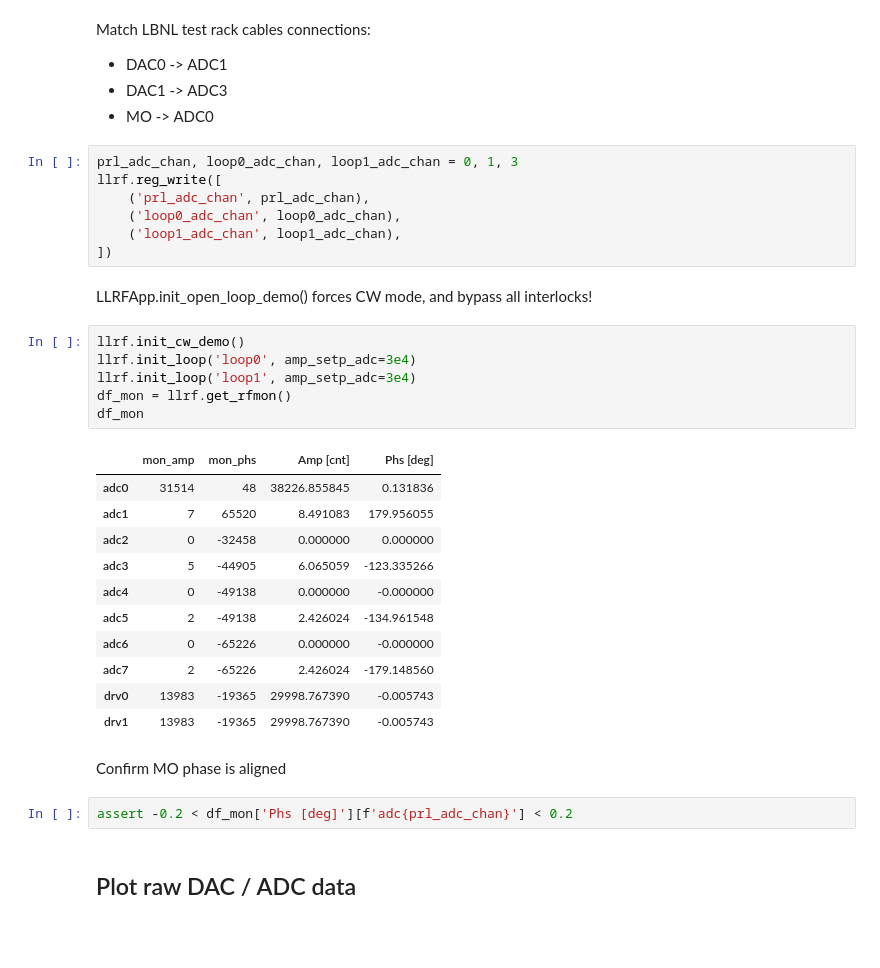
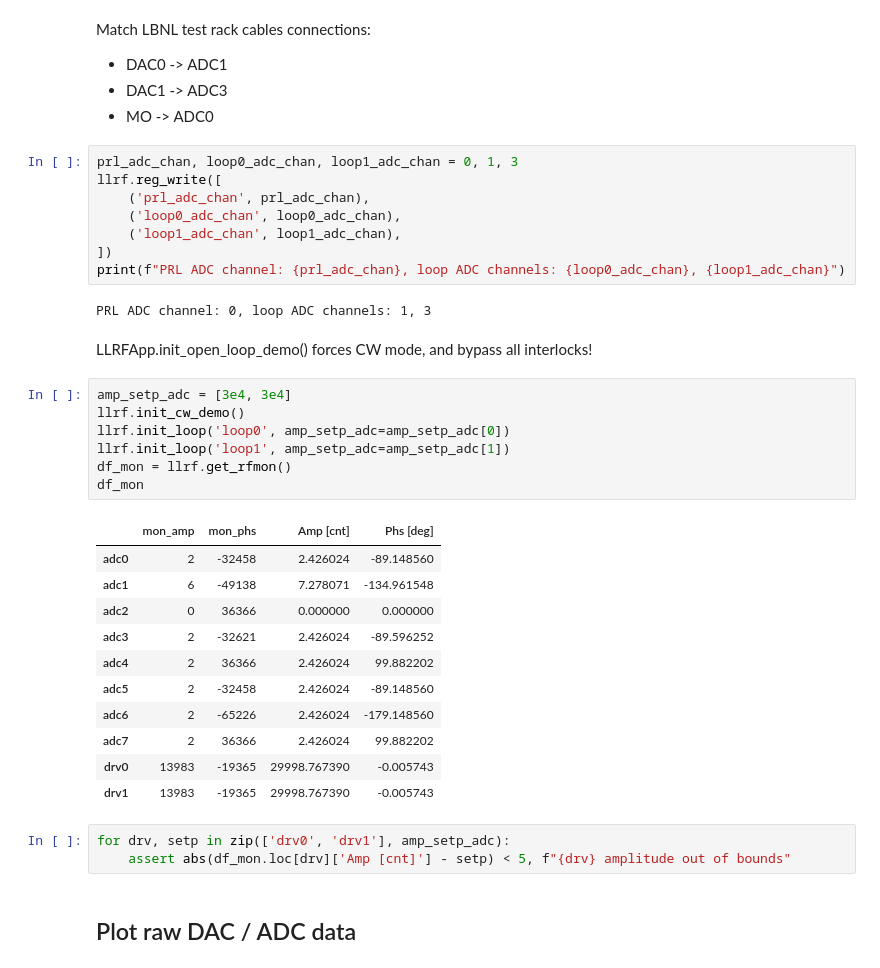
Before and after one commit to BerkeleyLab/uspas_llrf, a Jupyter notebook: doc/demos/test_awa.ipynb, the cells around one changed output. Drawn from its saved outputs; the diff is of its cells as text; blank space fills up the shorter version.

```diff
--- a/doc/demos/test_awa.ipynb
+++ b/doc/demos/test_awa.ipynb
@@ -94,30 +103,33 @@ llrf.reg_write([
     ('loop0_adc_chan', loop0_adc_chan),
     ('loop1_adc_chan', loop1_adc_chan),
 ])
+print(f"PRL ADC channel: {prl_adc_chan}, loop ADC channels: {loop0_adc_chan}, {loop1_adc_chan}")
+# %% [output]
+PRL ADC channel: 0, loop ADC channels: 1, 3
 # %% [markdown]
 LLRFApp.init_open_loop_demo() forces CW mode, and bypass all interlocks!
 # %%
+amp_setp_adc = [3e4, 3e4]
 llrf.init_cw_demo()
-llrf.init_loop('loop0', amp_setp_adc=3e4)
-llrf.init_loop('loop1', amp_setp_adc=3e4)
+llrf.init_loop('loop0', amp_setp_adc=amp_setp_adc[0])
+llrf.init_loop('loop1', amp_setp_adc=amp_setp_adc[1])
 df_mon = llrf.get_rfmon()
 df_mon
 # %% [output]
 |  | mon_amp | mon_phs | Amp [cnt] | Phs [deg] |
-| adc0 | 31514 | 48 | 38226.855845 | 0.131836 |
-| adc1 | 7 | 65520 | 8.491083 | 179.956055 |
-| adc2 | 0 | -32458 | 0.000000 | 0.000000 |
-| adc3 | 5 | -44905 | 6.065059 | -123.335266 |
-| adc4 | 0 | -49138 | 0.000000 | -0.000000 |
-| adc5 | 2 | -49138 | 2.426024 | -134.961548 |
-| adc6 | 0 | -65226 | 0.000000 | -0.000000 |
-| adc7 | 2 | -65226 | 2.426024 | -179.148560 |
+| adc0 | 2 | -32458 | 2.426024 | -89.148560 |
+| adc1 | 6 | -49138 | 7.278071 | -134.961548 |
+| adc2 | 0 | 36366 | 0.000000 | 0.000000 |
+| adc3 | 2 | -32621 | 2.426024 | -89.596252 |
+| adc4 | 2 | 36366 | 2.426024 | 99.882202 |
+| adc5 | 2 | -32458 | 2.426024 | -89.148560 |
+| adc6 | 2 | -65226 | 2.426024 | -179.148560 |
+| adc7 | 2 | 36366 | 2.426024 | 99.882202 |
 | drv0 | 13983 | -19365 | 29998.767390 | -0.005743 |
 | drv1 | 13983 | -19365 | 29998.767390 | -0.005743 |
-# %% [markdown]
-Confirm MO phase is aligned
-# %%
-assert -0.2 < df_mon['Phs [deg]'][f'adc{prl_adc_chan}'] < 0.2
+# %%
+for drv, setp in zip(['drv0', 'drv1'], amp_setp_adc):
+    assert abs(df_mon.loc[drv]['Amp [cnt]'] - setp) < 5, f"{drv} amplitude out of bounds"
 # %% [markdown]
 ## Plot raw DAC / ADC data
 # %%
```
Also changed, not shown: parts of 17 cells of this notebook, 16 other files.
